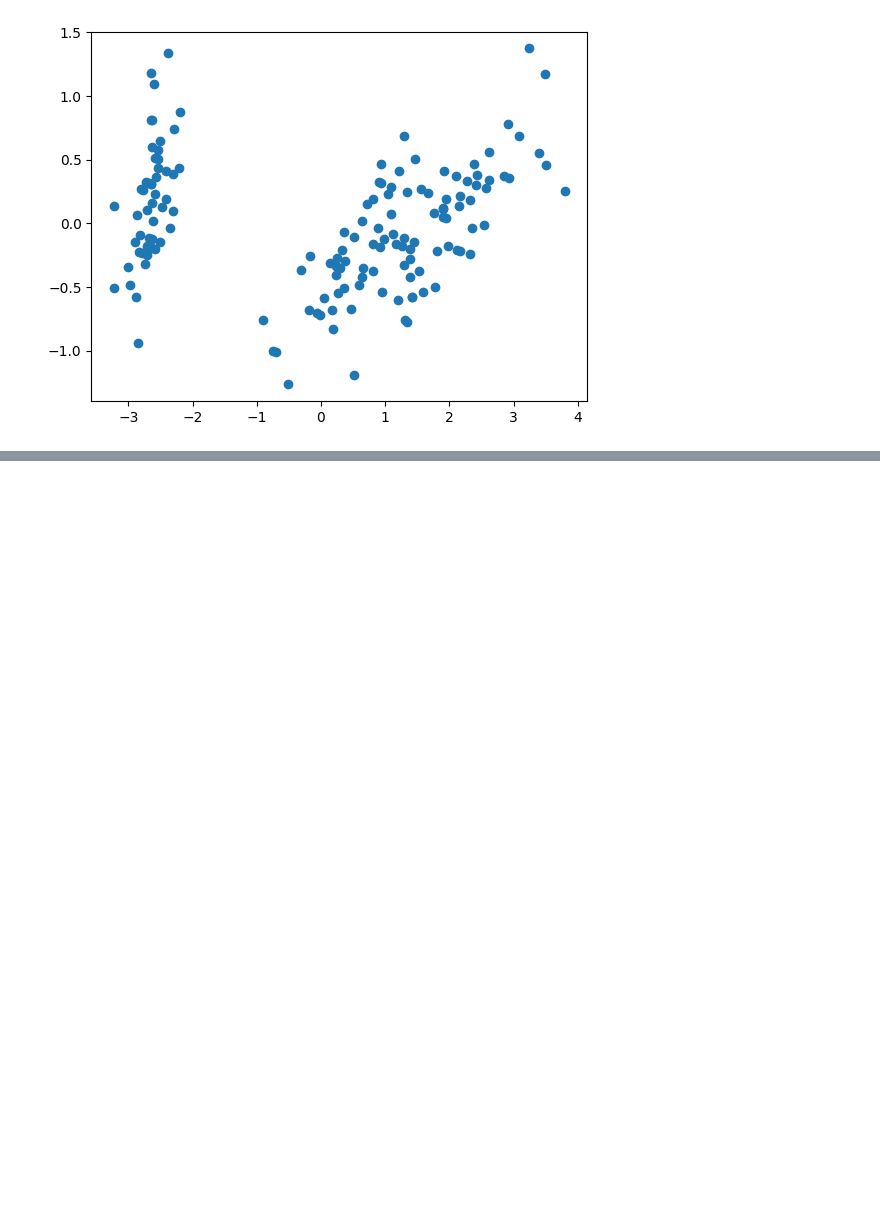
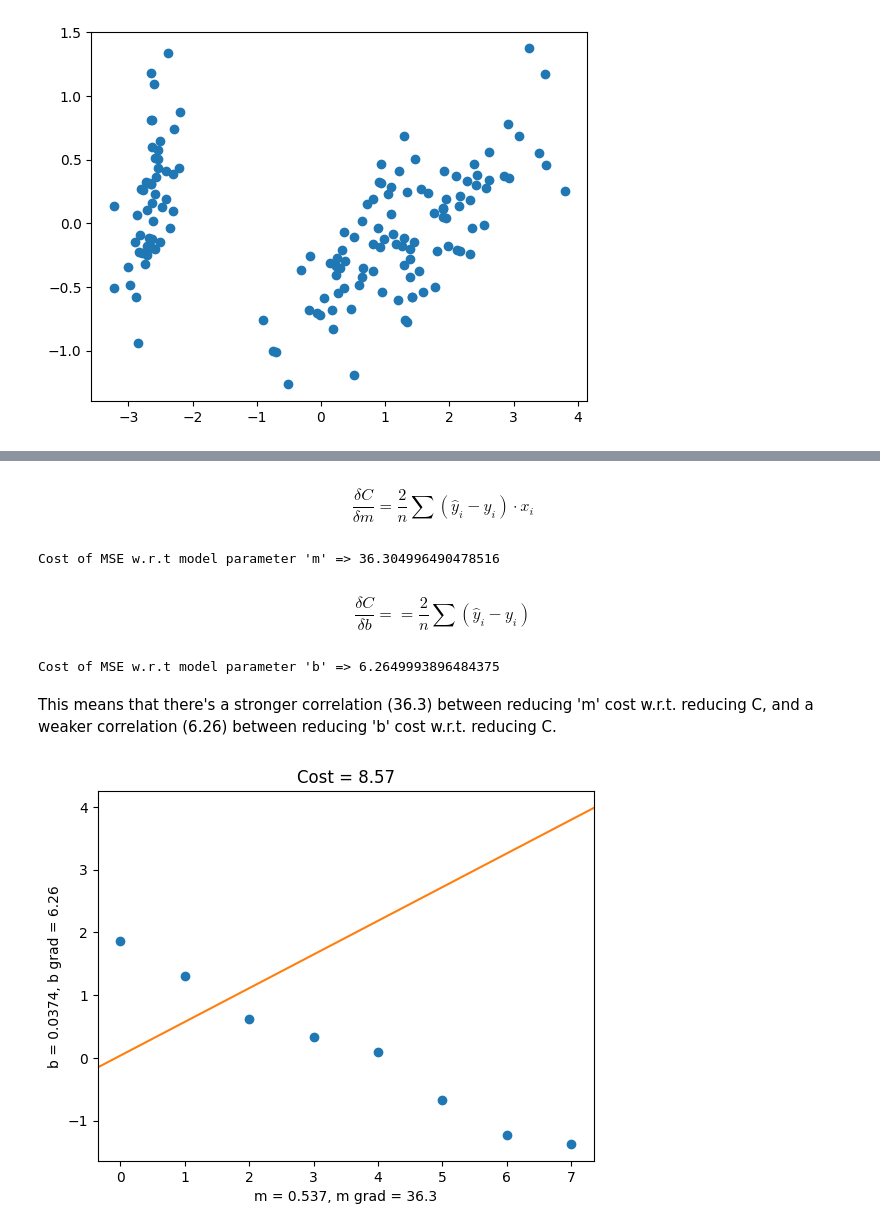
Before and after one commit to iskewedI/Math-foundation-for-ML, a Jupyter notebook: Notebooks/ApplicationsExamples.ipynb, the cells around one changed output, grey strips where cells are left out. Saved outputs shown, nothing was run; the diff lists cells and outputs as text; code cells hidden in the pictures; blank space fills up the shorter version.

```diff
--- a/Notebooks/ApplicationsExamples.ipynb
+++ b/Notebooks/ApplicationsExamples.ipynb
@@ -88,0 +174,33 @@ Error:
+# %%
+xs = torch.tensor([0, 1, 2, 3, 4, 5, 6, 7.])
+ys = torch.tensor([1.86, 1.31, .62, .33, .09, -.67, -1.23, -1.37])
+
+# Slope of a line y = mx + b
+def regression(x, m, b):
+    return m*x + b
+
+# Random near-zero values
+m = torch.tensor([0.9]).requires_grad_()
+b = torch.tensor([0.1]).requires_grad_()
+
+# 1. Forward pass
+yhats = regression(xs, m, b)
+print(f"yhats => {yhats}")
+
+# Step 2. Calculate cost C
+def mse(yhat, y):
+    sigma = torch.sum((yhat - y)**2)
+    # Get average
+    return sigma/len(y)
+
+C = mse(yhats, ys)
+print(f"cost => {C}")
+
+# Step 3. Use autodiff to calculate gradient of C
+C.backward()
+
+print("Automatically calculated gradients => ")
+print(f"Cost of MSE w.r.t model parameter 'm' => {m.grad}")
+print(f"Cost of MSE w.r.t model parameter 'b' => {b.grad}")
+
+# Now, we derive by hand the gradient of MSE
@@ -88,0 +254,24 @@ Error:
+# %% [markdown]
+$$
+\frac{\delta{C}}{\delta{m}} = \frac{2}{n}\sum{(\hat{y}_i - y_i)} \cdot x_i
+$$
+# %%
+m_manual = 2 * 1/len(ys) * torch.sum((yhats - ys) * xs)
+print(f"Cost of MSE w.r.t model parameter 'm' => {m_manual}")
+# %% [output]
+Cost of MSE w.r.t model parameter 'm' => 36.304996490478516
+# %% [markdown]
+$$
+\frac{\delta{C}}{\delta{b}} = = \frac{2}{n}\sum{(\hat{y}_i - y_i)}
+$$
+# %%
+b_manual = 2 * 1/len(ys) * torch.sum(yhats - ys)
+print(f"Cost of MSE w.r.t model parameter 'b' => {b_manual}")
+# %% [output]
+Cost of MSE w.r.t model parameter 'b' => 6.2649993896484375
+# %% [markdown]
+This means that there's a stronger correlation (36.3) between reducing 'm' cost w.r.t. reducing C, and a weaker correlation  (6.26) between reducing 'b' cost w.r.t. reducing C.
+# %%
+labeled_regression_plot(xs, ys, m, b, C)
+# %% [output]
+[figure, added]
```
Also changed, not shown: parts of 23 cells of this notebook, 4 other files.
